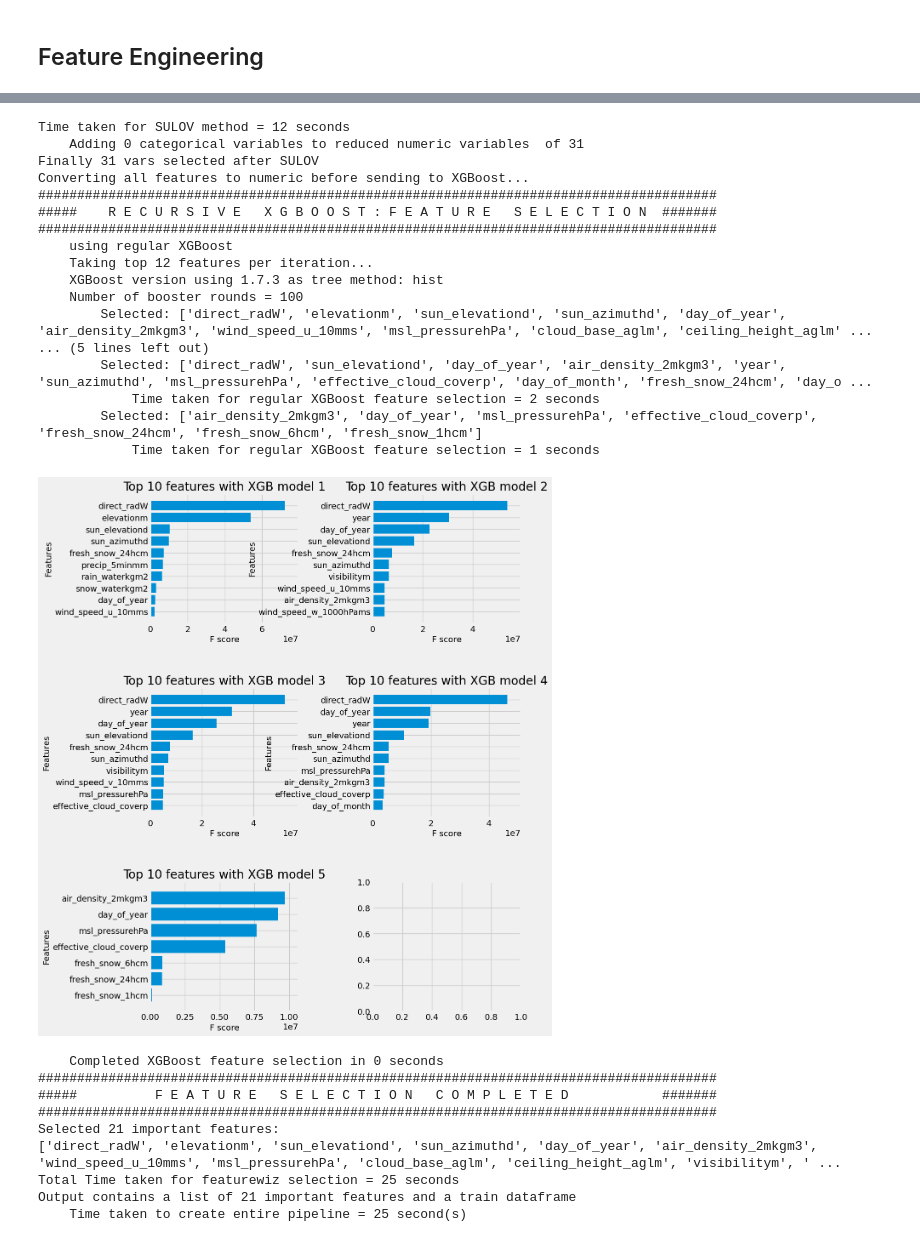
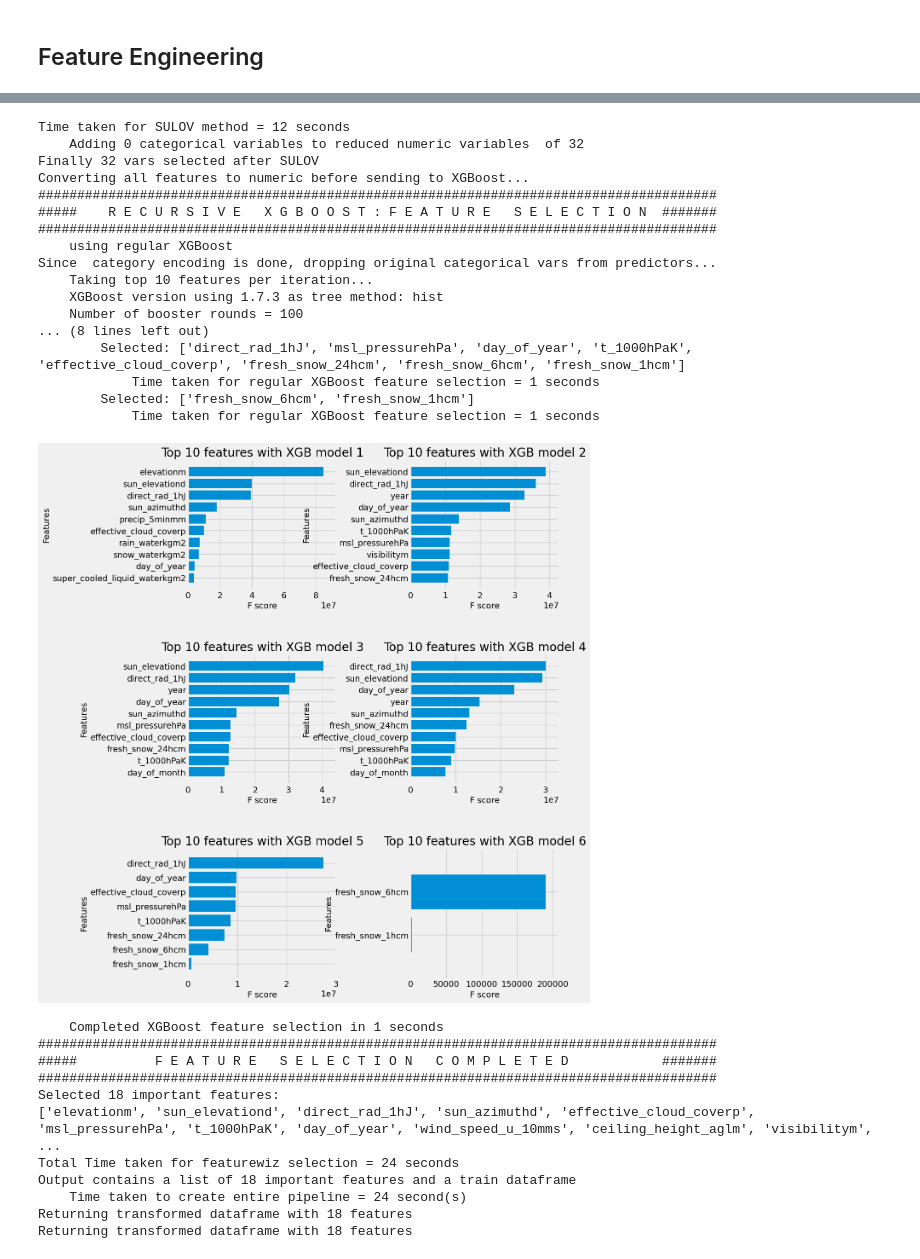
Before and after one commit to stinkyElias/TDT4173-ML, a Jupyter notebook: feature_engineering.ipynb, the cells around one changed output, grey strips where cells are left out. Cells and saved outputs as stored; diff of their text form; code cells hidden in the pictures.

```diff
--- a/feature_engineering.ipynb
+++ b/feature_engineering.ipynb
@@ -65,7 +65,7 @@ y_train = df[TARGET]
 X_test = Data.create_test_data()
 X_test = X_test[FEATURES]
 # %%
-fwiz = FeatureWiz(corr_limit=0.70, feature_engg='', category_encoders='', dask_xgboost_flag=False, nrows=None, verbose=2)
+fwiz = FeatureWiz(corr_limit=0.70, feature_engg='', category_encoders='groupby', dask_xgboost_flag=False, nrows=None, verbose=2)
 X_train_selected = fwiz.fit_transform(X_train, y_train)
 X_test_selected = fwiz.transform(X_test)
 ### get list of selected features ###
@@ -92,30 +92,32 @@ Skipping category encoding since no category encoders specified in input...
 Time taken for SULOV method = 12 seconds
-    Adding 0 categorical variables to reduced numeric variables  of 31
-Finally 31 vars selected after SULOV
+    Adding 0 categorical variables to reduced numeric variables  of 32
+Finally 32 vars selected after SULOV
 Converting all features to numeric before sending to XGBoost...
 #######################################################################################
 #####    R E C U R S I V E   X G B O O S T : F E A T U R E   S E L E C T I O N  #######
 #######################################################################################
     using regular XGBoost
-    Taking top 12 features per iteration...
+Since  category encoding is done, dropping original categorical vars from predictors...
+    Taking top 10 features per iteration...
     XGBoost version using 1.7.3 as tree method: hist
     Number of booster rounds = 100
-        Selected: ['direct_radW', 'elevationm', 'sun_elevationd', 'sun_azimuthd', 'day_of_year', 'air_density_2mkgm3', 'wind_speed_u_10mms', 'msl_pressurehPa', 'cloud_base_aglm', 'ceiling_height_aglm' ...
-... (5 lines left out)
-        Selected: ['direct_radW', 'sun_elevationd', 'day_of_year', 'air_density_2mkgm3', 'year', 'sun_azimuthd', 'msl_pressurehPa', 'effective_cloud_coverp', 'day_of_month', 'fresh_snow_24hcm', 'day_o ...
-            Time taken for regular XGBoost feature selection = 2 seconds
-        Selected: ['air_density_2mkgm3', 'day_of_year', 'msl_pressurehPa', 'effective_cloud_coverp', 'fresh_snow_24hcm', 'fresh_snow_6hcm', 'fresh_snow_1hcm']
+... (8 lines left out)
+        Selected: ['direct_rad_1hJ', 'msl_pressurehPa', 'day_of_year', 't_1000hPaK', 'effective_cloud_coverp', 'fresh_snow_24hcm', 'fresh_snow_6hcm', 'fresh_snow_1hcm']
             Time taken for regular XGBoost feature selection = 1 seconds
+        Selected: ['fresh_snow_6hcm', 'fresh_snow_1hcm']
+            Time taken for regular XGBoost feature selection = 1 seconds
-[figure, old version]
+[figure, new version]
-    Completed XGBoost feature selection in 0 seconds
+    Completed XGBoost feature selection in 1 seconds
 #######################################################################################
 #####          F E A T U R E   S E L E C T I O N   C O M P L E T E D            #######
 #######################################################################################
-Selected 21 important features:
-['direct_radW', 'elevationm', 'sun_elevationd', 'sun_azimuthd', 'day_of_year', 'air_density_2mkgm3', 'wind_speed_u_10mms', 'msl_pressurehPa', 'cloud_base_aglm', 'ceiling_height_aglm', 'visibilitym', ' ...
-Total Time taken for featurewiz selection = 25 seconds
-Output contains a list of 21 important features and a train dataframe
-    Time taken to create entire pipeline = 25 second(s)
+Selected 18 important features:
+['elevationm', 'sun_elevationd', 'direct_rad_1hJ', 'sun_azimuthd', 'effective_cloud_coverp', 'msl_pressurehPa', 't_1000hPaK', 'day_of_year', 'wind_speed_u_10mms', 'ceiling_height_aglm', 'visibilitym', ...
+Total Time taken for featurewiz selection = 24 seconds
+Output contains a list of 18 important features and a train dataframe
+    Time taken to create entire pipeline = 24 second(s)
+Returning transformed dataframe with 18 features
+Returning transformed dataframe with 18 features
 # %%
 X_test_selected.to_csv('X_test_selected.csv')
 X_train_selected.to_csv('X_train_selected.csv')
```
Also changed, not shown: parts of 1 cell of this notebook, 4 other files.
